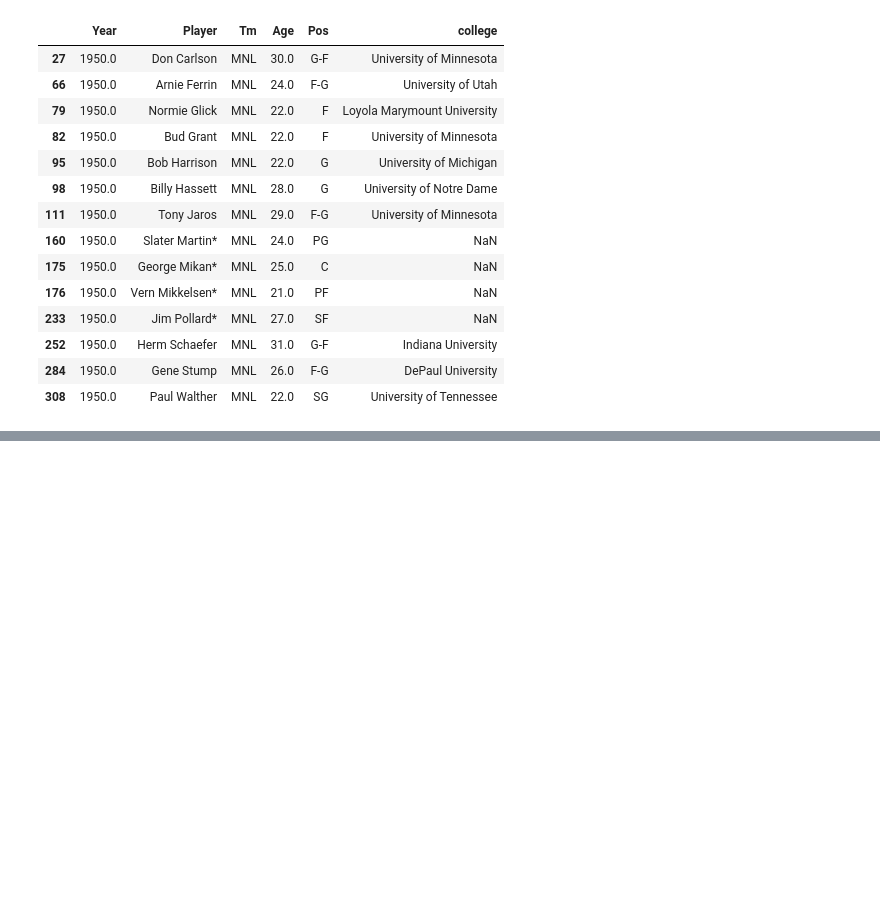
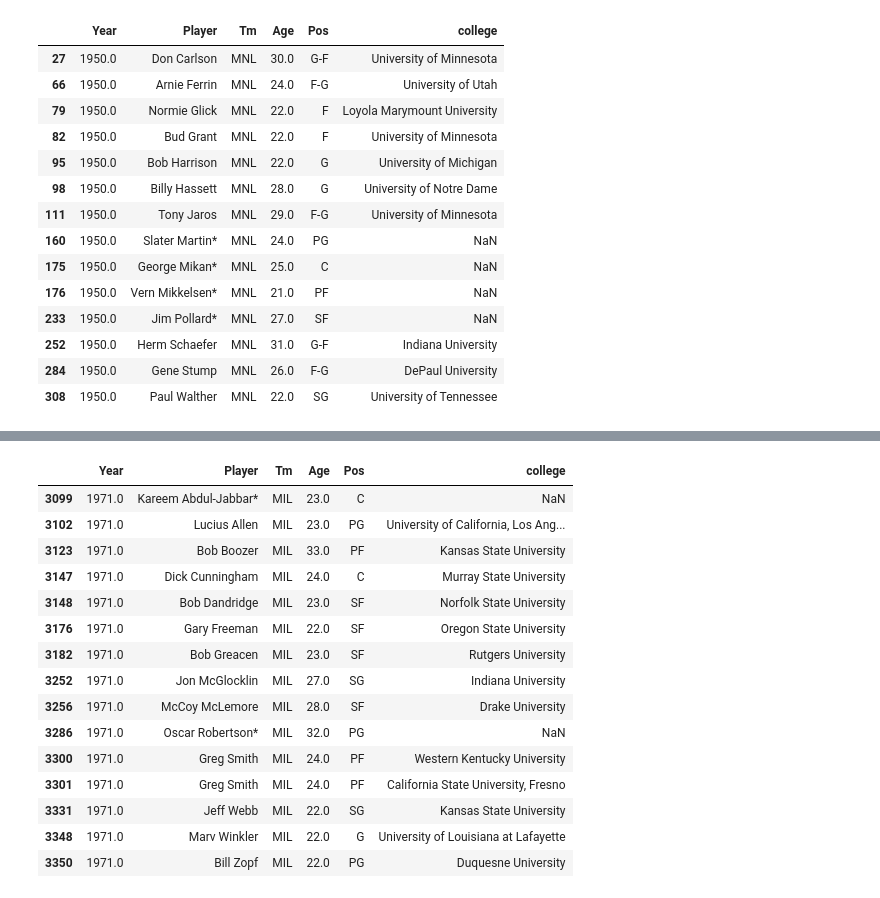
Before and after one commit to khodges10/Project1, a Jupyter notebook: NbaProject.ipynb, the cells around one changed output, grey strips where cells are left out. Cells and saved outputs as stored; diff of their text form; code cells hidden in the pictures; blank space fills up the shorter version.

```diff
--- a/NbaProject.ipynb
+++ b/NbaProject.ipynb
@@ -24,8 +24,8 @@ nba_dataset.head()
 | 4 | 4 | 1950.0 | Ed Bartels | F | 24.0 | DNN | 13.0 | NaN | NaN | NaN | ... | ... |
 5 rows × 60 columns
 # %%
-nba_college = nba_dataset[["Year", "Player", "Tm", "Age", "Pos", "college"]]
-nba_college.head()
+nba_champion = nba_dataset[["Year", "Player", "Tm", "Age", "Pos", "college"]]
+nba_champion.head()
 # %% [output]
 |  | Year | Player | Tm | Age | Pos | college |
 | 0 | 1950.0 | Curly Armstrong | FTW | 31.0 | G-F | Indiana University |
@@ -55,0 +412,21 @@ nba_1950college
+# %%
+nba_1971champion = nba_champion.loc[nba_champion["Year"] == 1971.0]
+nba_1971champion = nba_1971champion.loc[nba_1971champion["Tm"] == "MIL"]
+nba_1971champion
+# %% [output]
+|  | Year | Player | Tm | Age | Pos | college |
+| 3099 | 1971.0 | Kareem Abdul-Jabbar* | MIL | 23.0 | C | NaN |
+| 3102 | 1971.0 | Lucius Allen | MIL | 23.0 | PG | University of California, Los Ang... |
+| 3123 | 1971.0 | Bob Boozer | MIL | 33.0 | PF | Kansas State University |
+| 3147 | 1971.0 | Dick Cunningham | MIL | 24.0 | C | Murray State University |
+| 3148 | 1971.0 | Bob Dandridge | MIL | 23.0 | SF | Norfolk State University |
+| 3176 | 1971.0 | Gary Freeman | MIL | 22.0 | SF | Oregon State University |
+| 3182 | 1971.0 | Bob Greacen | MIL | 23.0 | SF | Rutgers University |
+| 3252 | 1971.0 | Jon McGlocklin | MIL | 27.0 | SG | Indiana University |
+| 3256 | 1971.0 | McCoy McLemore | MIL | 28.0 | SF | Drake University |
+| 3286 | 1971.0 | Oscar Robertson* | MIL | 32.0 | PG | NaN |
+| 3300 | 1971.0 | Greg Smith | MIL | 24.0 | PF | Western Kentucky University |
+| 3301 | 1971.0 | Greg Smith | MIL | 24.0 | PF | California State University, Fresno |
+| 3331 | 1971.0 | Jeff Webb | MIL | 22.0 | SG | Kansas State University |
+| 3348 | 1971.0 | Marv Winkler | MIL | 22.0 | G | University of Louisiana at Lafayette |
+| 3350 | 1971.0 | Bill Zopf | MIL | 22.0 | PG | Duquesne University |
```
Also changed, not shown: parts of 30 cells of this notebook.
